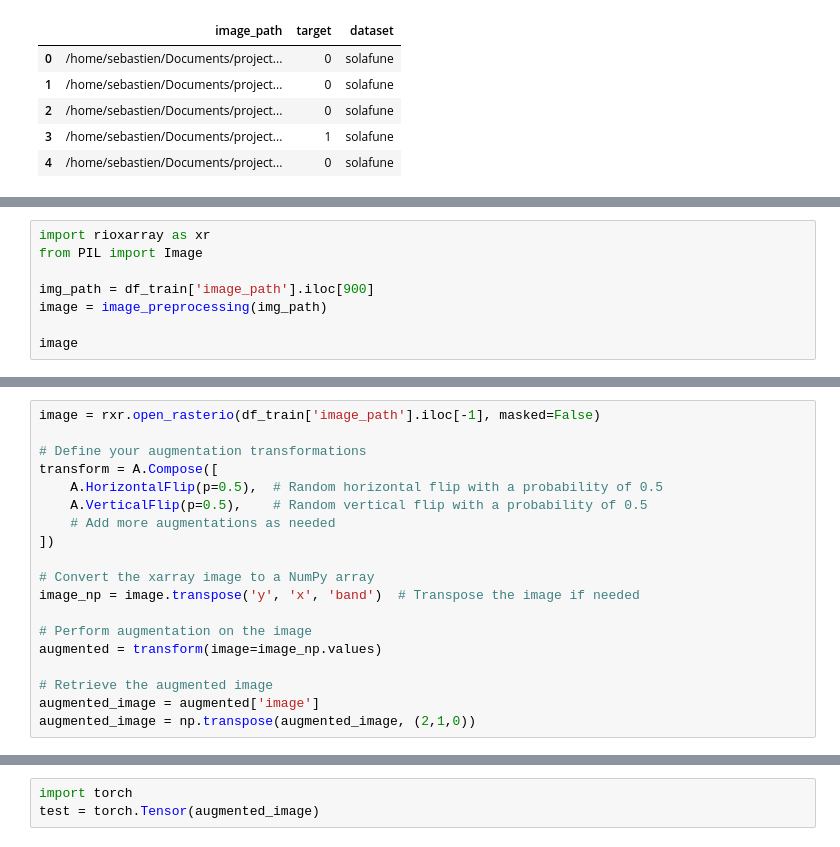
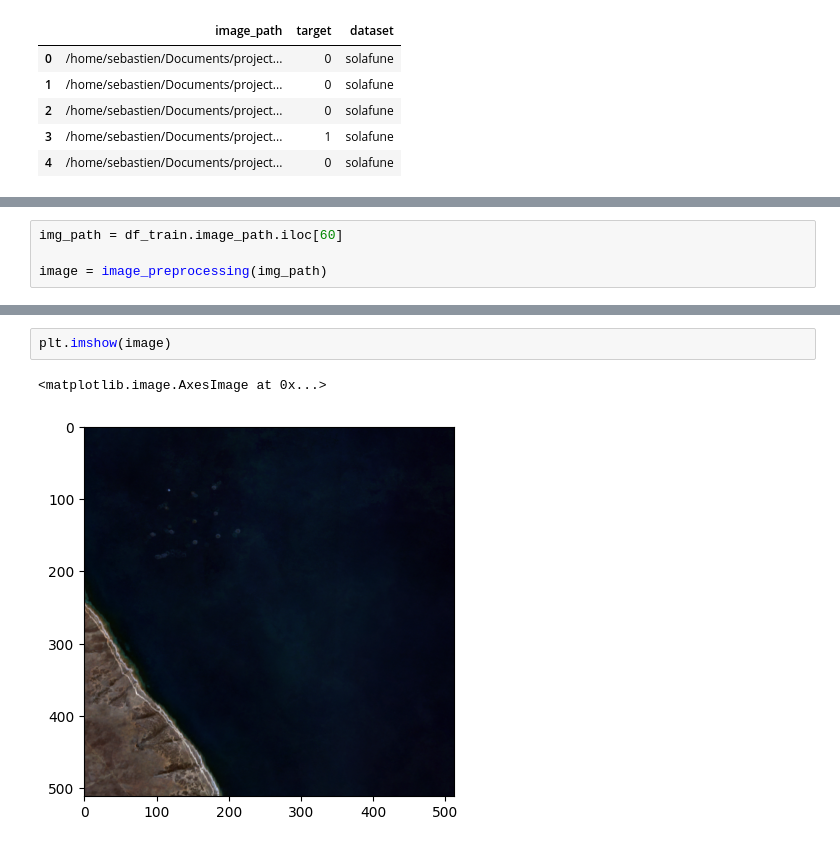
Before and after one commit to tetaud-sebastien/solafune-finding-mining-sites, a Jupyter notebook: Notebooks/data-augmentation.ipynb, the cells around one changed output, grey strips where cells are left out. Cells and saved outputs as stored; diff of their text form.

```diff
--- a/Notebooks/data-augmentation.ipynb
+++ b/Notebooks/data-augmentation.ipynb
@@ -101,8 +90,4 @@ def image_preprocessing(image_path):
 # %%
-import rioxarray as xr
-from PIL import Image
+img_path = df_train.image_path.iloc[60]
 
-img_path = df_train['image_path'].iloc[900]
 image = image_preprocessing(img_path)
-
-image
@@ -170,19 +93,0 @@ def visualization(image):
-# %%
-image = rxr.open_rasterio(df_train['image_path'].iloc[-1], masked=False)
-
-# Define your augmentation transformations
-transform = A.Compose([
-    A.HorizontalFlip(p=0.5),  # Random horizontal flip with a probability of 0.5
-    A.VerticalFlip(p=0.5),    # Random vertical flip with a probability of 0.5
-    # Add more augmentations as needed
-])
-
-# Convert the xarray image to a NumPy array
-image_np = image.transpose('y', 'x', 'band')  # Transpose the image if needed
-
-# Perform augmentation on the image
-augmented = transform(image=image_np.values)
-
-# Retrieve the augmented image
-augmented_image = augmented['image']
-augmented_image = np.transpose(augmented_image, (2,1,0))
@@ -244,3 +94,5 @@ visualization(augmented_image)
-# %%
-import torch
-test = torch.Tensor(augmented_image)
+# %%
+plt.imshow(image)
+# %% [output]
+<matplotlib.image.AxesImage at 0x...>
+[figure, added]
```
Also changed, not shown: parts of 25 cells of this notebook, 10 other files.
